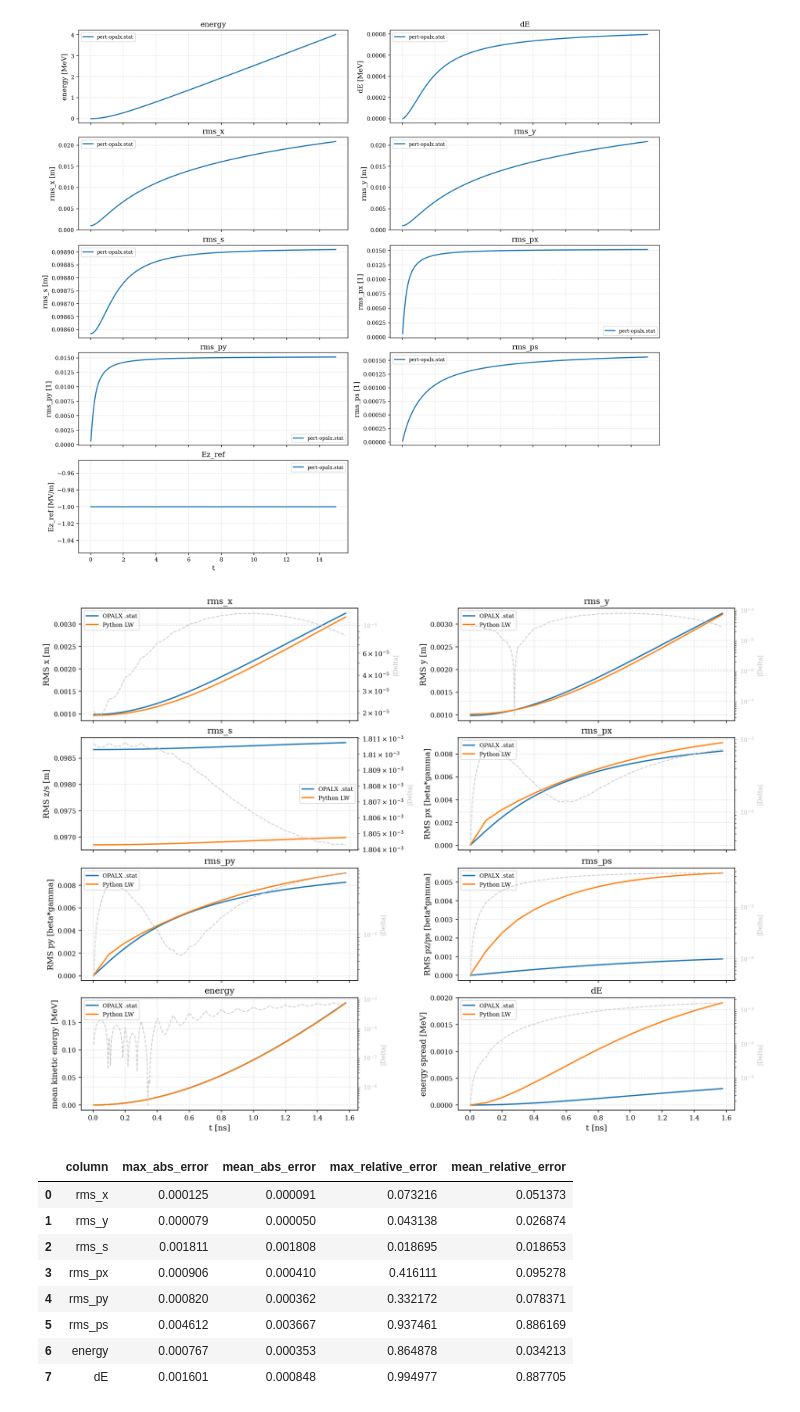
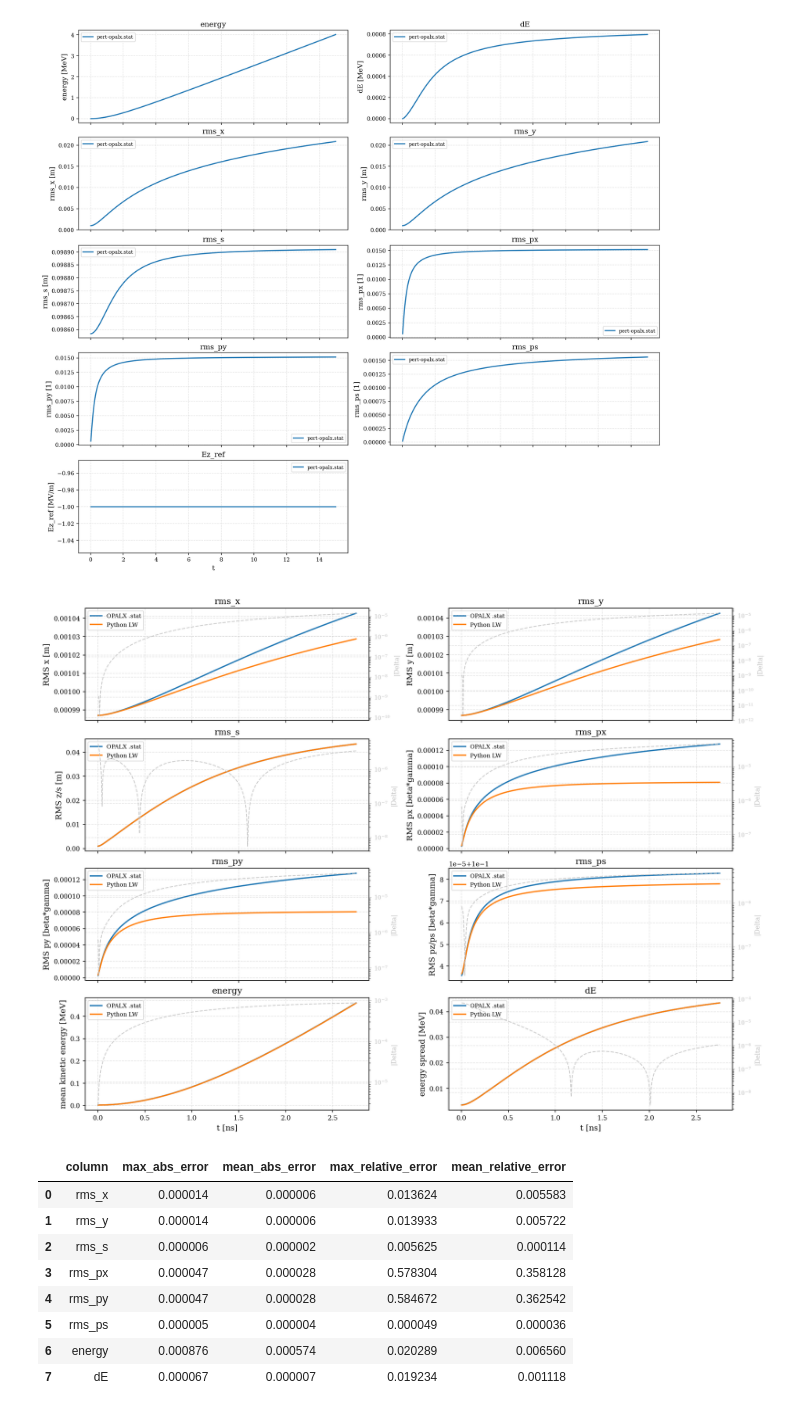
Before and after one commit to alexanderwischmann/FS26-semester-project, a Jupyter notebook: python/lw_perturbation/opalx-comparison.ipynb, the cells around one changed output. Saved outputs shown, nothing was run; the diff lists cells and outputs as text; code cells hidden in the pictures.

```diff
--- a/python/lw_perturbation/opalx-comparison.ipynb
+++ b/python/lw_perturbation/opalx-comparison.ipynb
@@ -434,22 +434,23 @@ def compare_opalx_to_lw_moments(
 # %%
 comparison_summary = compare_opalx_to_lw_moments(
     # stat_path="opalx-sim/pert-opalx.stat",
     # stat_path="opalx-sim/gh200-256-1E8.stat",
     # stat_path="opalx-sim/pert-test-no-mom.stat",
-    stat_path="opalx-sim/gh200-128_3-1E7-binned-sphere.stat",
+    stat_path="opalx-sim/pert-test-no-bins.stat",
     moments_path="output/moments.csv",
     trajectories_path="output/trajectories.npz",
     save_as="comparison.png",
+    #data_range=[0, 50],
 )
 comparison_summary
 # %% [output]
-[figure, old version]
+[figure, new version]
 |  | column | max_abs_error | mean_abs_error | max_relative_error | mean_relative_error |
-| 0 | rms_x | 0.000125 | 0.000091 | 0.073216 | 0.051373 |
-| 1 | rms_y | 0.000079 | 0.000050 | 0.043138 | 0.026874 |
-| 2 | rms_s | 0.001811 | 0.001808 | 0.018695 | 0.018653 |
-| 3 | rms_px | 0.000906 | 0.000410 | 0.416111 | 0.095278 |
-| 4 | rms_py | 0.000820 | 0.000362 | 0.332172 | 0.078371 |
-| 5 | rms_ps | 0.004612 | 0.003667 | 0.937461 | 0.886169 |
-| 6 | energy | 0.000767 | 0.000353 | 0.864878 | 0.034213 |
-| 7 | dE | 0.001601 | 0.000848 | 0.994977 | 0.887705 |
+| 0 | rms_x | 0.000014 | 0.000006 | 0.013624 | 0.005583 |
+| 1 | rms_y | 0.000014 | 0.000006 | 0.013933 | 0.005722 |
+| 2 | rms_s | 0.000006 | 0.000002 | 0.005625 | 0.000114 |
+| 3 | rms_px | 0.000047 | 0.000028 | 0.578304 | 0.358128 |
+| 4 | rms_py | 0.000047 | 0.000028 | 0.584672 | 0.362542 |
+| 5 | rms_ps | 0.000005 | 0.000004 | 0.000049 | 0.000036 |
+| 6 | energy | 0.000876 | 0.000574 | 0.020289 | 0.006560 |
+| 7 | dE | 0.000067 | 0.000007 | 0.019234 | 0.001118 |
```
Also changed, not shown: parts of 2 cells of this notebook, 16 other files.
